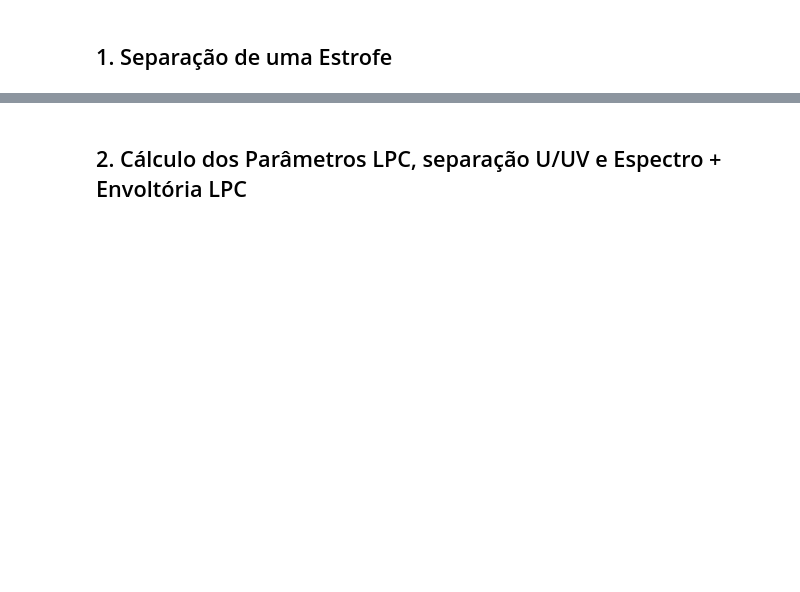
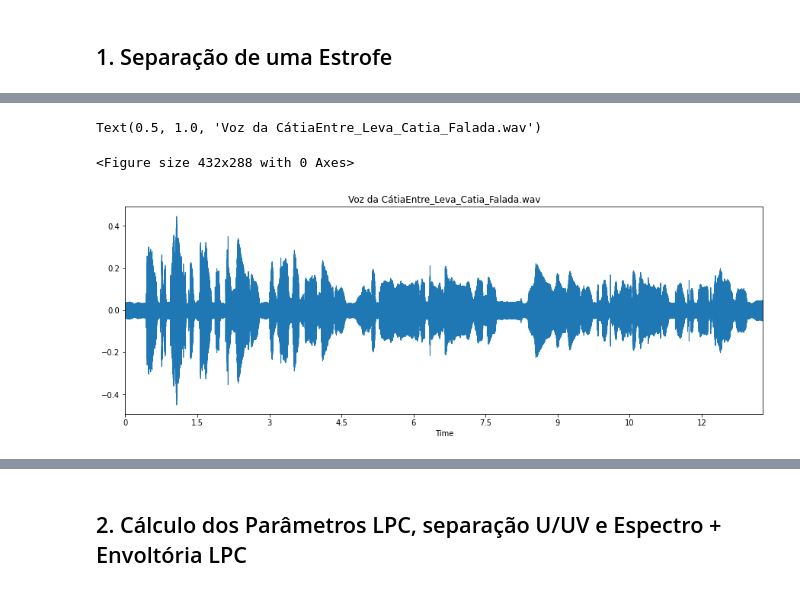
Before and after one commit to dwm-multimidia/dwm-multimidia.github.io, a Jupyter notebook: lab7/jupyter/Lab7_CodificacaoVoz_v2.ipynb, the cells around one changed output, grey strips where cells are left out. Drawn from its saved outputs; the diff is of its cells as text; code cells hidden in the pictures; blank space fills up the shorter version.

Commit message:
abrindo jupyter no colab

```diff
--- a/lab7/jupyter/Lab7_CodificacaoVoz_v2.ipynb
+++ b/lab7/jupyter/Lab7_CodificacaoVoz_v2.ipynb
@@ -22,3 +19,15 @@ import librosa
 import librosa.display
 import IPython.display
 import math
+# %%
+from pathlib import Path
+import shutil
+
+dirGit = Path('/content/dwm-multimidia.github.io/')
+if dirGit.exists():
+  shutil.rmtree(dirGit)
+
+!git clone https://github.com/dwm-multimidia/dwm-multimidia.github.io.git
+
+dirLab7 = dirGit.joinpath('lab7/jupyter/')
+print('\nAgora temos acesso aos arquivos:\n\t', '\n\t '.join([str(arquivo) for arquivo in dirLab7.iterdir()]))
@@ -25,7 +38,7 @@ import math
 # %% [markdown]
 ## 1. Separação de uma Estrofe
 # %%
-audio1 = '/content/drive/MyDrive/Colab Notebooks/Entre_Leva_Catia_Falada.wav'
+audio1 = dirLab7.joinpath('Entre_Leva_Catia_Falada.wav')
 print(audio1)
 v1 , sr1 = librosa.load(audio1)
 print(type(v1), type(sr1))
@@ -35,8 +53,12 @@ IPython.display.Audio(data=v1, rate=sr1)
 # %%
 plt.figure()
 fig, ax = plt.subplots(figsize=(15, 5))
 librosa.display.waveplot(v1, sr=sr1)
-plt.title('Voz da Cátia' + audio1)
+plt.title('Voz da Cátia' + audio1.name)
+# %% [output]
+Text(0.5, 1.0, 'Voz da CátiaEntre_Leva_Catia_Falada.wav')
+<Figure size 432x288 with 0 Axes>
+[figure, added]
 # %%
 fa = sr1
 Ts = 0.04
```
Also changed, not shown: parts of 11 cells of this notebook.
